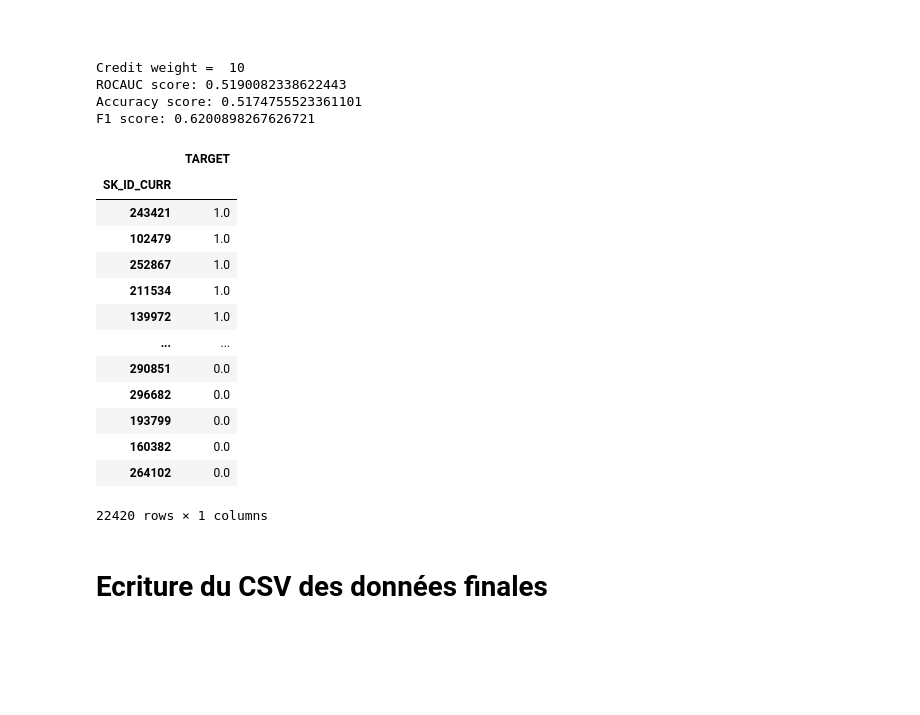
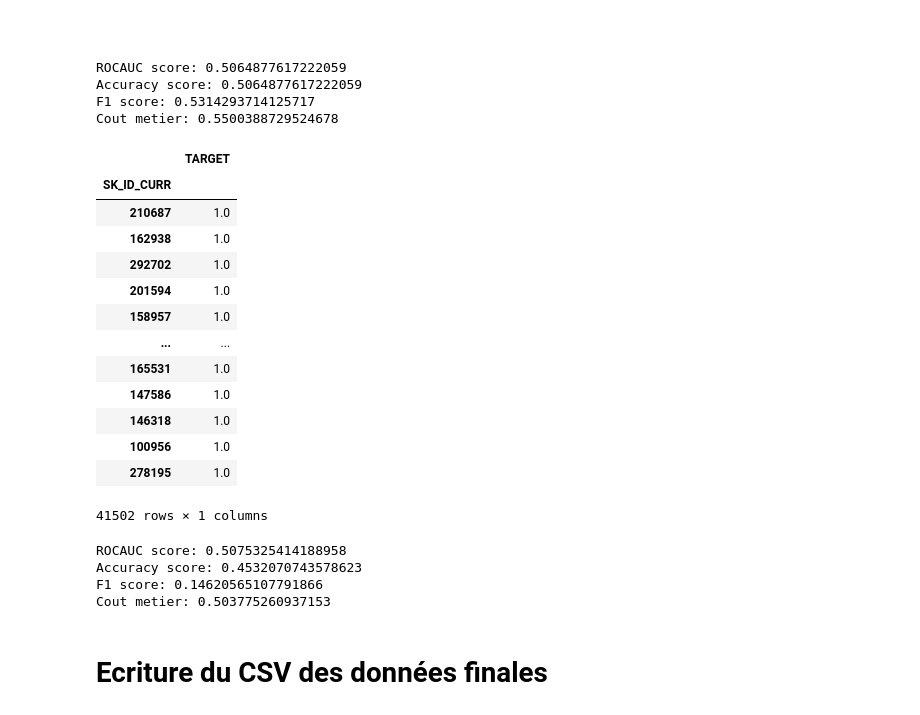
Before and after one commit to theophild/Projet7, a Jupyter notebook: P7_Code.ipynb, the cells around one changed output. Drawn from its saved outputs; the diff is of its cells as text; code cells hidden in the pictures; blank space fills up the shorter version.

```diff
--- a/P7_Code.ipynb
+++ b/P7_Code.ipynb
@@ -963,8 +979,6 @@ datarus
 33464 rows × 787 columns
 # %% [markdown]
 # Préparation des données pour le machine learning
-# %%
-train_df, test_df = train_test_split(datarus, test_size=0.33)
 # %%
 X_train=train_df.drop(columns=[ 'TARGET'])
 y_train=train_df[['TARGET']]
@@ -1058,5 +1081,5 @@ F1 score: 0.6524077548467793
 # %%
 class_weights = {
   0: 1,
-  1: 100,
+  1: 10,
 }
@@ -1103,15 +1158,13 @@ F1 score: 0.6640029059208137
 # %%
 from sklearn.ensemble import RandomForestClassifier
 
-for i in [10]:
-    class_weights[1]=i
-    rf_model = RandomForestClassifier(class_weight=class_weights)
+rf_model = RandomForestClassifier(class_weight='balanced')
 
-    rf_model.fit(X_train_re, y_train['TARGET'])
+rf_model.fit(X_train_re, y_train['TARGET'])
 
-    rf_predict = rf_model.predict(X_test_re)# check performance
-    print('Credit weight = ',i)
-    print('ROCAUC score:',roc_auc_score(y_test, rf_predict))
-    print('Accuracy score:',accuracy_score(y_test, rf_predict))
-    print('F1 score:',f1_score(y_test, rf_predict),'\n')
+rf_predict = rf_model.predict(X_val_re)# check performance
+print('ROCAUC score:',roc_auc_score(y_val, rf_predict))
+print('Accuracy score:',accuracy_score(y_val, rf_predict))
+print('F1 score:',f1_score(y_val, rf_predict))
+print('Cout metier:',accuracy_score(y_val, rf_predict, sample_weight=val_weights['TARGET']))
 # %% [output]
@@ -1158,38 +1211,49 @@ rf_random.best_params_
 # %% [markdown]
 #
 # %%
-class_weights[1]=10
-rf_model = RandomForestClassifier(class_weight=class_weights, n_estimators=300, min_samples_split=5, min_samples_leaf=2, max_features='auto',max_depth=70, bootstrap=False)
+rf_model = RandomForestClassifier(class_weight='balanced', n_estimators=300, min_samples_split=5, min_samples_leaf=2, max_features='auto',max_depth=70, bootstrap=False)
 
 rf_model.fit(X_train_re, y_train['TARGET'])
 
-rf_predict = rf_model.predict(X_test_re)# check performance
-print('Credit weight = ',i)
-print('ROCAUC score:',roc_auc_score(y_test, rf_predict))
-print('Accuracy score:',accuracy_score(y_test, rf_predict))
-print('F1 score:',f1_score(y_test, rf_predict),'\n')
+rf_predict = rf_model.predict(X_val_re)# check performance
+print('ROCAUC score:',roc_auc_score(y_val, rf_predict))
+print('Accuracy score:',accuracy_score(y_val, rf_predict))
+print('F1 score:',f1_score(y_val, rf_predict))
+print('Cout metier:',accuracy_score(y_val, rf_predict, sample_weight=val_weights['TARGET']))
 # %% [output]
-Credit weight =  10
-ROCAUC score: 0.5190082338622443
-Accuracy score: 0.5174755523361101
-F1 score: 0.6200898267626721
+ROCAUC score: 0.5064877617222059
+Accuracy score: 0.5064877617222059
+F1 score: 0.5314293714125717
+Cout metier: 0.5500388729524678
 # %%
-y_train
+test_weights=y_test.replace(class_weights)
+test_weights
 # %% [output]
 |  | TARGET |
 | SK_ID_CURR |  |
-| 243421 | 1.0 |
-| 102479 | 1.0 |
-| 252867 | 1.0 |
-| 211534 | 1.0 |
-| 139972 | 1.0 |
+| 210687 | 1.0 |
+| 162938 | 1.0 |
+| 292702 | 1.0 |
+| 201594 | 1.0 |
+| 158957 | 1.0 |
 | ... | ... |
-| 290851 | 0.0 |
-| 296682 | 0.0 |
-| 193799 | 0.0 |
-| 160382 | 0.0 |
-| 264102 | 0.0 |
+| 165531 | 1.0 |
+| 147586 | 1.0 |
+| 146318 | 1.0 |
+| 100956 | 1.0 |
+| 278195 | 1.0 |
-22420 rows × 1 columns
+41502 rows × 1 columns
+# %%
+rf_predict2 = rf_model.predict(X_test_re)# check performance
+print('ROCAUC score:',roc_auc_score(y_test, rf_predict2))
+print('Accuracy score:',accuracy_score(y_test, rf_predict2))
+print('F1 score:',f1_score(y_test, rf_predict2))
+print('Cout metier:',accuracy_score(y_test, rf_predict2, sample_weight=test_weights['TARGET']))
+# %% [output]
+ROCAUC score: 0.5075325414188958
+Accuracy score: 0.4532070743578623
+F1 score: 0.14620565107791866
+Cout metier: 0.503775260937153
 # %% [markdown]
 # Ecriture du CSV des données finales
 # %%
```
Also changed, not shown: parts of 28 cells of this notebook.
